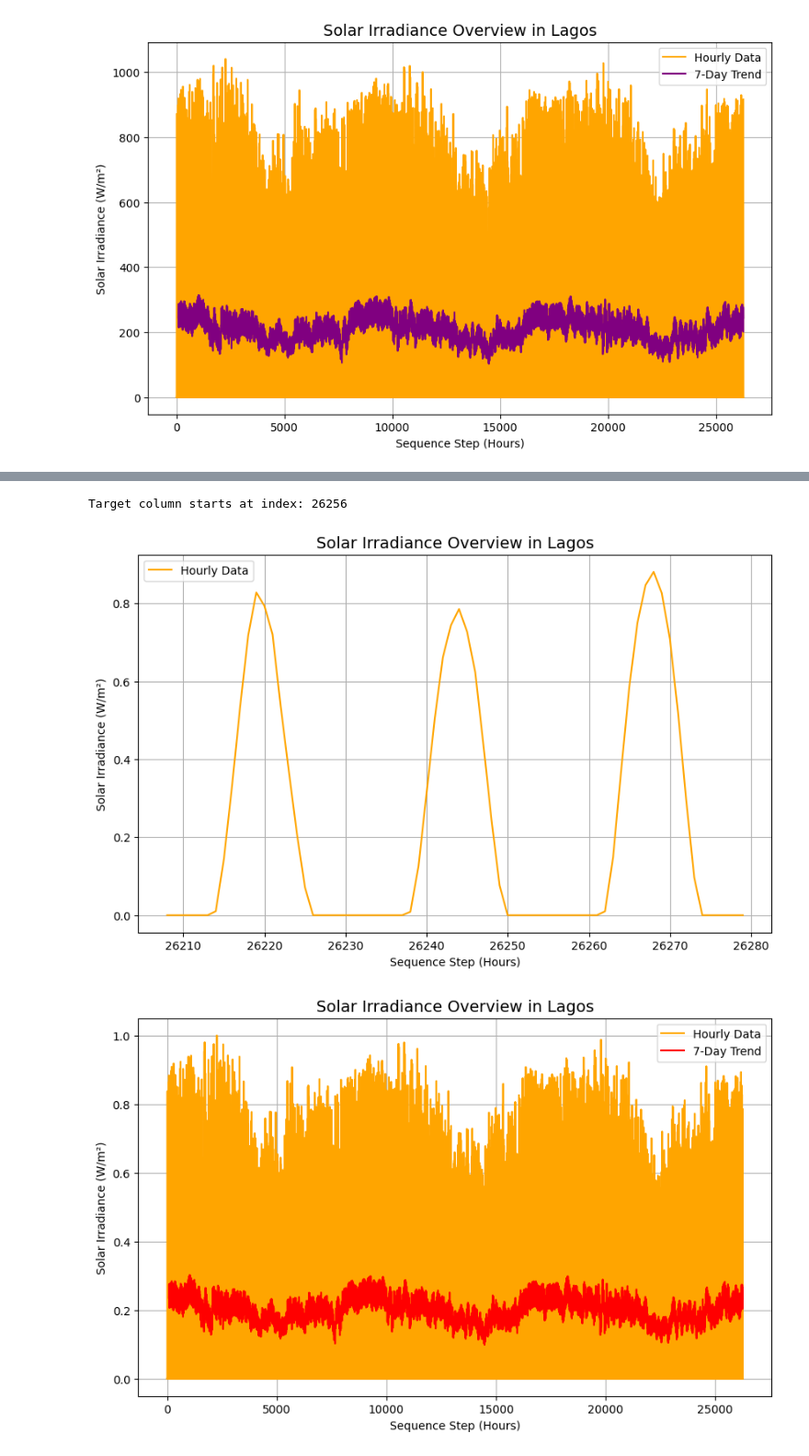
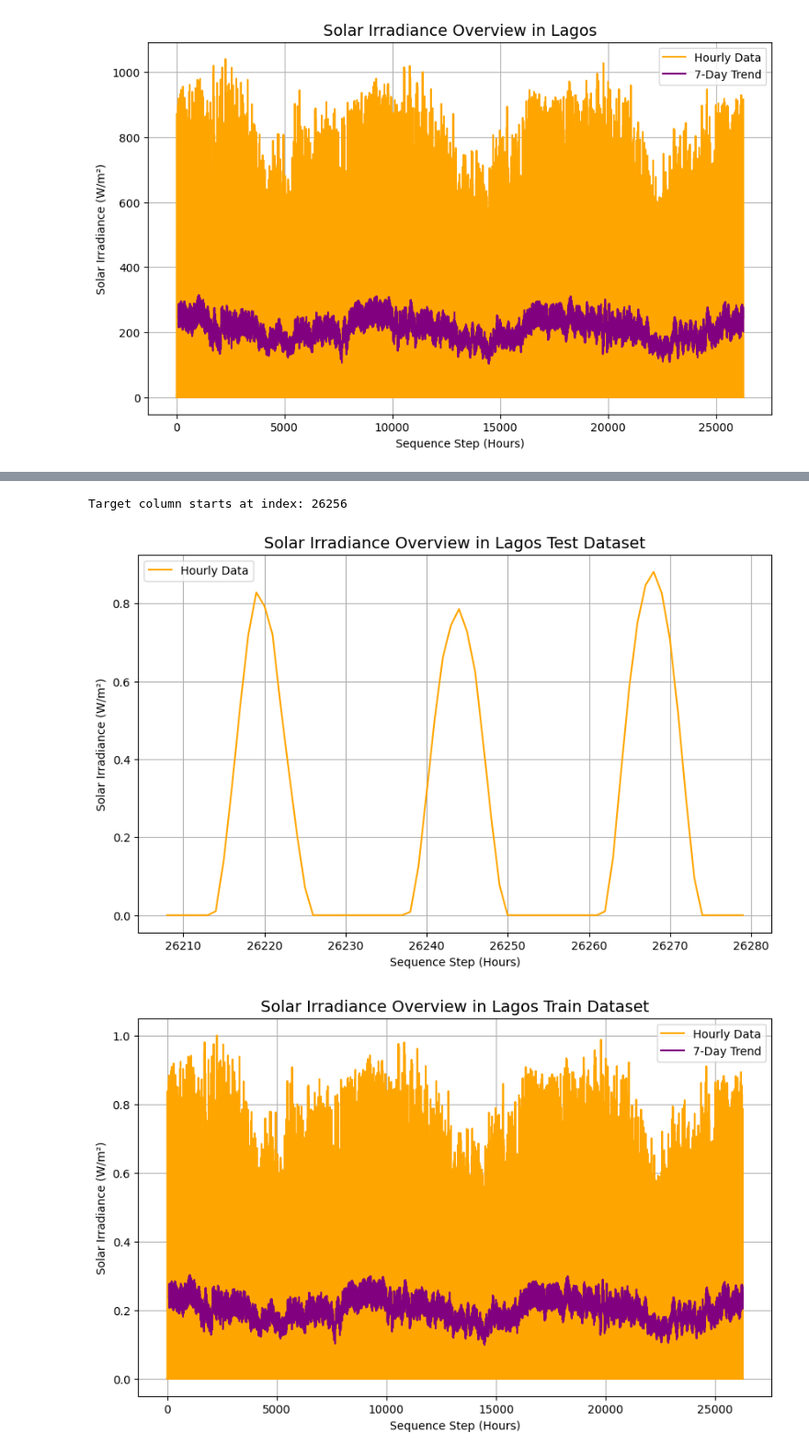
Before and after one commit to dylexBenjis/dissertation---solar-prediction, a Jupyter notebook: project_notebook.ipynb, the cells around one changed output, grey strips where cells are left out. Shown at 92% size. Drawn from its saved outputs; the diff is of its cells as text; code cells hidden in the pictures.

```diff
--- a/project_notebook.ipynb
+++ b/project_notebook.ipynb
@@ -134,27 +159,27 @@ Target column starts at index: 26256
 # %%
 print(f"Target column starts at index: {id}")
 plt.figure(figsize=(10, 6))
 plt.plot(lagos_test[target_col], color='orange', label='Hourly Data')
-plt.title('Solar Irradiance Overview in Lagos', fontsize=14)
+plt.title('Solar Irradiance Overview in Lagos Test Dataset', fontsize=14)
 plt.xlabel('Sequence Step (Hours)')
 plt.ylabel('Solar Irradiance (W/m²)')
 plt.legend()
 plt.grid(True, alpha=1)
 
 plt.figure(figsize=(10, 6))
 plt.plot(lagos_train[target_col], color='orange', label='Hourly Data')
 # # Adding a rolling mean to see the seasonal trend (e.g., 7-day window)
 # If your day is ~12 steps after cleaning, 7 days = 84 steps
-plt.plot(lagos_train[target_col].rolling(window=84).mean(), color='red', label='7-Day Trend')
-plt.title('Solar Irradiance Overview in Lagos', fontsize=14)
+plt.plot(lagos_train[target_col].rolling(window=84).mean(), color='purple', label='7-Day Trend')
+plt.title('Solar Irradiance Overview in Lagos Train Dataset', fontsize=14)
 plt.xlabel('Sequence Step (Hours)')
 plt.ylabel('Solar Irradiance (W/m²)')
 plt.legend()
 plt.grid(True, alpha=1)
 
 plt.show()
-lagos_train.head()
+lagos_train.head(10)
 # %% [output]
 Target column starts at index: 26256
-[figure, old version]
+[figure, new version]
-[figure, old version]
+[figure, new version]
```
Also changed, not shown: parts of 45 cells of this notebook, 21 other files.
